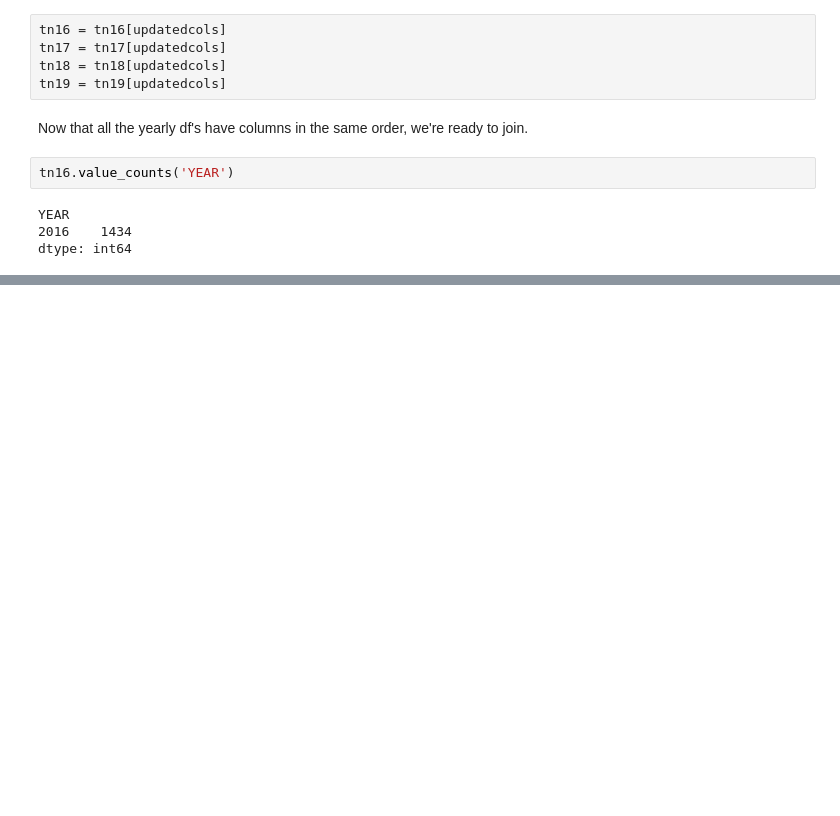
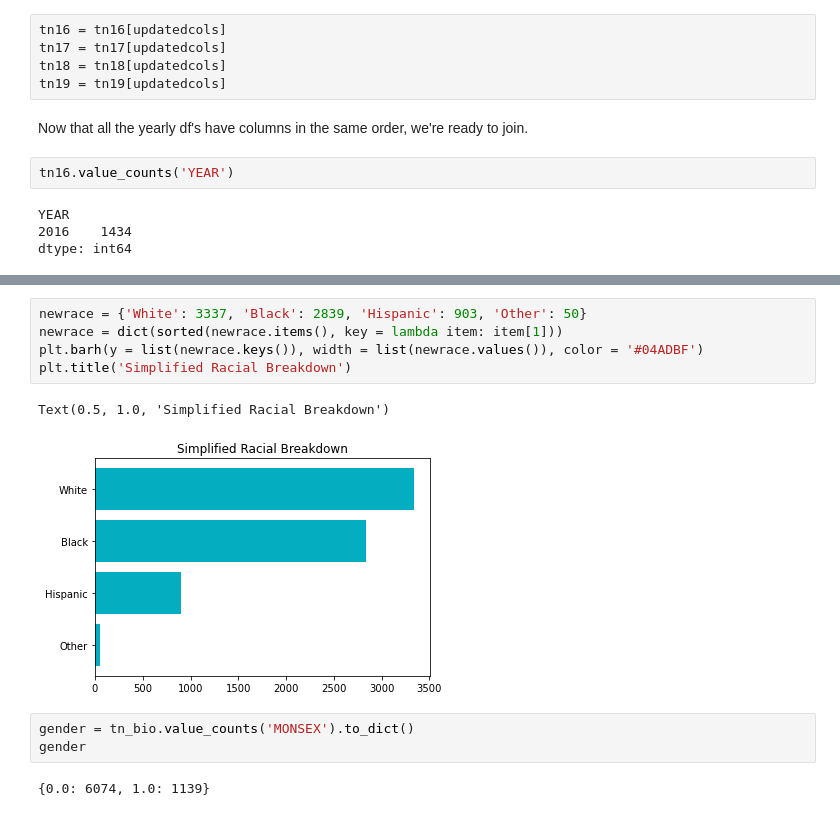
Before and after one commit to jenwhitson/sentencing_project, a Jupyter notebook: notebooks/individual_offender_eda.ipynb, the cells around one changed output, grey strips where cells are left out. Cells and saved outputs as stored; diff of their text form; blank space fills up the shorter version.

```diff
--- a/notebooks/individual_offender_eda.ipynb
+++ b/notebooks/individual_offender_eda.ipynb
@@ -752,0 +832,13 @@ tn
+# %%
+newrace = {'White': 3337, 'Black': 2839, 'Hispanic': 903, 'Other': 50}
+newrace = dict(sorted(newrace.items(), key = lambda item: item[1]))
+plt.barh(y = list(newrace.keys()), width = list(newrace.values()), color = '#04ADBF')
+plt.title('Simplified Racial Breakdown')
+# %% [output]
+Text(0.5, 1.0, 'Simplified Racial Breakdown')
+[figure, added]
+# %%
+gender = tn_bio.value_counts('MONSEX').to_dict()
+gender
+# %% [output]
+{0.0: 6074, 1.0: 1139}
```
Also changed, not shown: parts of 17 cells of this notebook.
